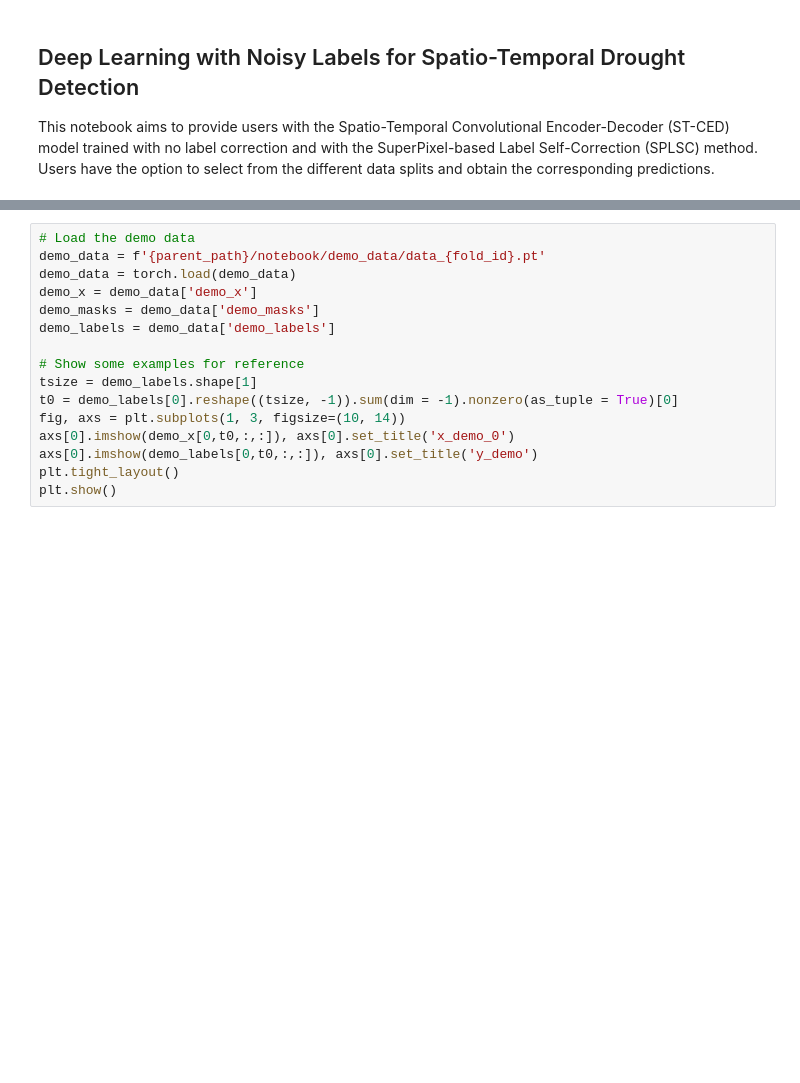
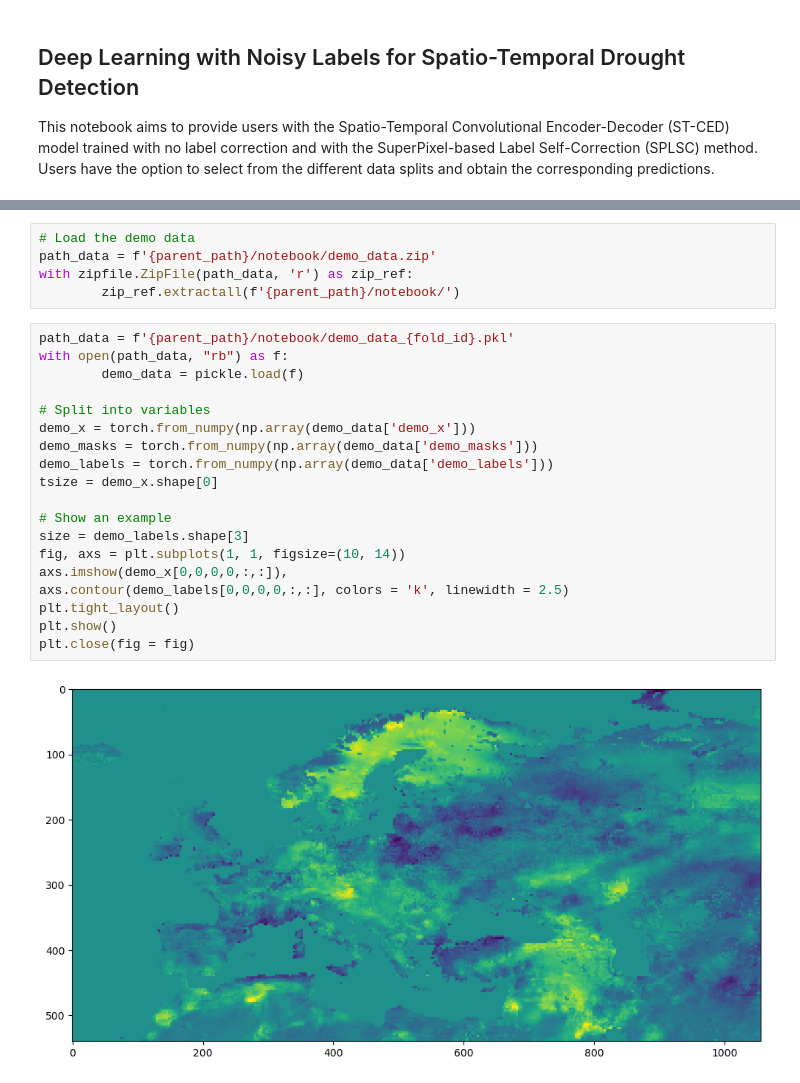
Before and after one commit to jorcora/STCEDroughts, a Jupyter notebook: notebook/Inference_Models_STCEDroughts.ipynb, the cells around one changed output, grey strips where cells are left out. Cells and saved outputs as stored; diff of their text form; blank space fills up the shorter version.

Commit message:
added_notebook

```diff
--- a/notebook/Inference_Models_STCEDroughts.ipynb
+++ b/notebook/Inference_Models_STCEDroughts.ipynb
@@ -84,22 +86,32 @@ experiment_config['Arguments']['images_spx_path'] = parent_path + 'notebook/outp
 # %% [output]
 {'arch': {'name': 'SHIFT4L', 'model_init_file': '3Ds0', 'num_classes': 1, 'in_channels_climate': 5, 'encoder_1': 16, 'encoder_2': 32, 'encoder_3': 64, 'encoder_4': 128, 'decoder_4': 128, 'decoder_3':  ...
 {'GDIS': {'root': '/home/jorcora/Location_Aware_AM/databases/GDIS', 'data_file': 'esdc-8d-0.083deg-1x2160x4320-2.1.1', 'labels_file': 'GDIS_EMDAT_droughts_masks.zarr', 'climatology_mean_file': 'climat ...
-# %%
-# Load the demo data
-demo_data = f'{parent_path}/notebook/demo_data/data_{fold_id}.pt'
-demo_data = torch.load(demo_data)
-demo_x = demo_data['demo_x']
-demo_masks = demo_data['demo_masks']
-demo_labels = demo_data['demo_labels']
-
-# Show some examples for reference
-tsize = demo_labels.shape[1]
-t0 = demo_labels[0].reshape((tsize, -1)).sum(dim = -1).nonzero(as_tuple = True)[0]
-fig, axs = plt.subplots(1, 3, figsize=(10, 14))
-axs[0].imshow(demo_x[0,t0,:,:]), axs[0].set_title('x_demo_0')
-axs[0].imshow(demo_labels[0,t0,:,:]), axs[0].set_title('y_demo')
-plt.tight_layout()
-plt.show()
+# %%
+# Load the demo data
+path_data = f'{parent_path}/notebook/demo_data.zip'
+with zipfile.ZipFile(path_data, 'r') as zip_ref:
+        zip_ref.extractall(f'{parent_path}/notebook/')
+# %%
+path_data = f'{parent_path}/notebook/demo_data_{fold_id}.pkl'
+with open(path_data, "rb") as f:
+        demo_data = pickle.load(f)
+
+# Split into variables
+demo_x = torch.from_numpy(np.array(demo_data['demo_x']))
+demo_masks = torch.from_numpy(np.array(demo_data['demo_masks']))
+demo_labels = torch.from_numpy(np.array(demo_data['demo_labels']))
+tsize = demo_x.shape[0]
+
+# Show an example
+size = demo_labels.shape[3]
+fig, axs = plt.subplots(1, 1, figsize=(10, 14))
+axs.imshow(demo_x[0,0,0,0,:,:]),
+axs.contour(demo_labels[0,0,0,0,:,:], colors = 'k', linewidth = 2.5)
+plt.tight_layout()
+plt.show()
+plt.close(fig = fig)
+# %% [output]
+[figure, added]
 # %%
 # Initialize the model
 model = MY_MODEL(experiment_config, dataset_config, model_config)
```
Also changed, not shown: parts of 8 cells of this notebook, 8 other files.
